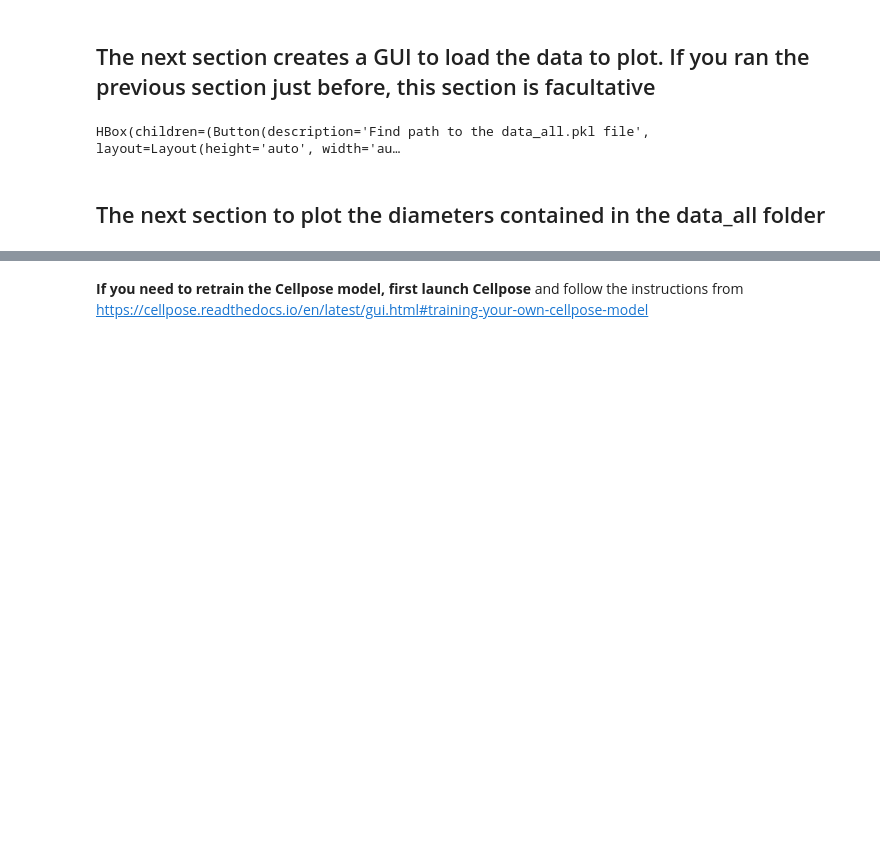
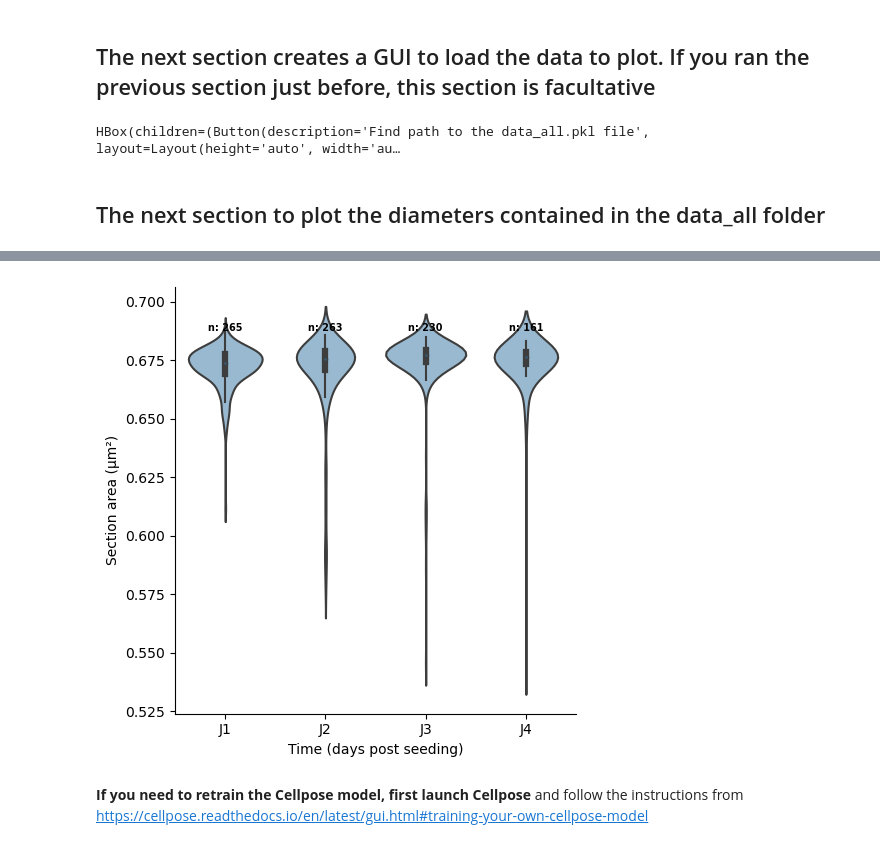
Before and after one commit to TAspert/Jupyter_Notebooks, a Jupyter notebook: OrgaSeg/OrgaSeg.ipynb, the cells around one changed output, grey strips where cells are left out. Saved outputs shown, nothing was run; the diff lists cells and outputs as text; code cells hidden in the pictures; blank space fills up the shorter version.

```diff
--- a/OrgaSeg/OrgaSeg.ipynb
+++ b/OrgaSeg/OrgaSeg.ipynb
@@ -341,2 +365,34 @@ NameError: name 'sns' is not defined
+# %%
+if 'outputPathData' in locals():
+    data_all = pd.read_pickle(outputPathData.value)
+    folder_all_path=str(Path(outputPathData.value).parent.absolute())
+
+g = sns.catplot(data=data_all, x="time", y="circularity", kind="violin")
+g.ax.set(xlabel='Time (days post seeding)', ylabel='Section area (µm²)')
+
+nobs = data_all['time'].value_counts().values
+nobs = [str(y) for y in nobs.tolist()]
+nobs = ["n: " + j for j in nobs]
+
+mobs=max(data_all['circularity'])
+
+pos = range(len(nobs))
+for tick in pos:
+    g.ax.text(pos[tick], mobs, nobs[tick], horizontalalignment='center', size='x-small', color='k', weight='semibold')
+
+
+#set the alpha for the violin plot (no easier way...)
+tmpcol=g.ax.collections[0].get_facecolor()
+tmpcol[0,3]=0.5
+for violin in g.ax.collections[:]:
+    violin.set_facecolor(tmpcol)
+
+#sns.swarmplot(data=data_all, x="time", y="diameter", color="k", size=3)
+#plt.setp(g.ax.collections, alpha=.3)
+
+plt.savefig(os.path.join(folder_all_path, 'circularity_all.pdf'))
+plt.show()
+# %% [output]
+[figure, added]
 # %% [markdown]
 **If you need to retrain the Cellpose model, first launch Cellpose** and follow the instructions from https://cellpose.readthedocs.io/en/latest/gui.html#training-your-own-cellpose-model
```
Also changed, not shown: parts of 5 cells of this notebook.
